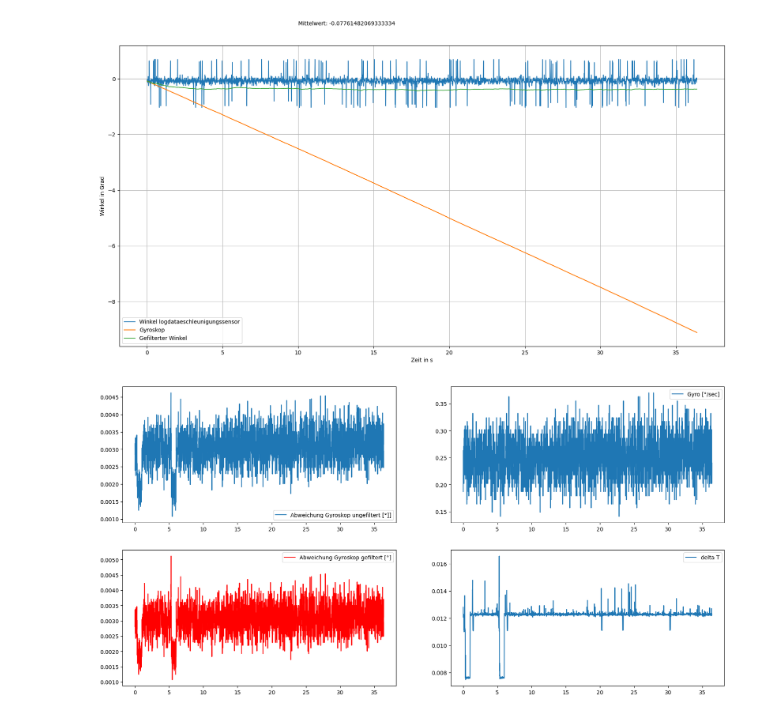
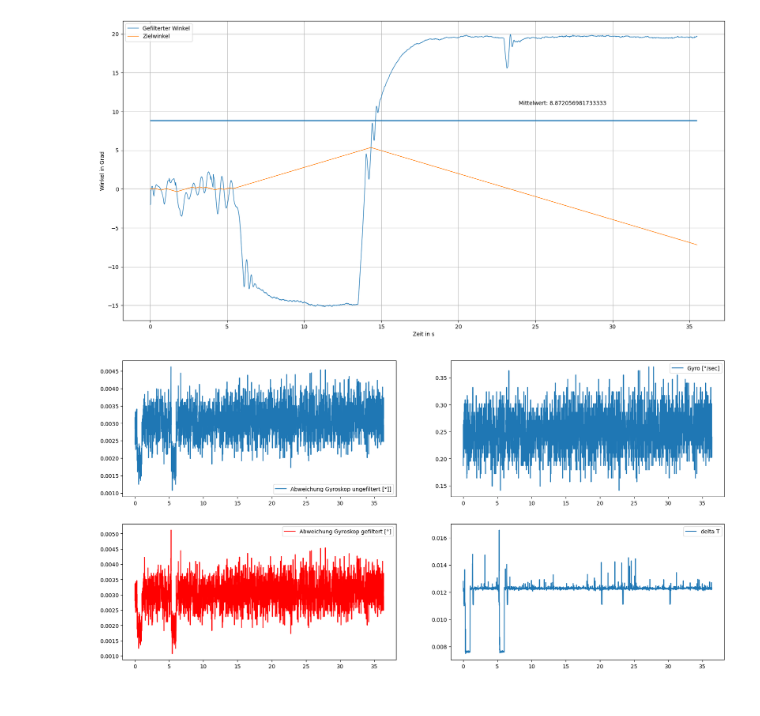
Before and after one commit to SteffenJ98/InvertedPendulum, a Jupyter notebook: Auswertung.ipynb, the cells around one changed output. Cells and saved outputs as stored; diff of their text form; code cells hidden in the pictures.

```diff
--- a/Auswertung.ipynb
+++ b/Auswertung.ipynb
@@ -1,36 +1,34 @@
 # %%
 import matplotlib.pyplot as plt
 import csv
 import numpy as np
-import math
 
-linethickness=1.2
+linethickness=1.0
 plt.rc('figure', figsize=(20, 10))
 
 with open ("LogData.csv") as data:
     reader=list(csv.reader(data,delimiter=','))
 
-
 logdata=np.asarray(reader,dtype=float)
 
-test=np.mean(logdata[:,1])
-plt.plot(logdata[:,0],logdata[:,1],linewidth=linethickness,label="Winkel logdataeschleunigungssensor")
-plt.plot(logdata[:,0],logdata[:,12],label="Gyroskop")
+mean=np.mean(logdata[:,1])
+#plt.plot(logdata[:,0],logdata[:,1],linewidth=linethickness,label="Winkel Beschleunigungssensor")
+#plt.plot(logdata[:,0],logdata[:,12],label="Gyroskop")
 plt.plot(logdata[:,0],logdata[:,2],linewidth=linethickness,label="Gefilterter Winkel")
-#plt.plot(logdata[:,0],logdata[:,3],linewidth=linethickness,lalogdatael="Zielwinkel")
+plt.plot(logdata[:,0],logdata[:,3],linewidth=linethickness,label="Zielwinkel")
 fig=plt.gca()
 
 plt.ylabel("Winkel in Grad")
 plt.xlabel("Zeit in s")
 plt.legend()
 plt.grid(visible=True)
-plt.hlines(test,0,10,linewidth=2)
-plt.text(10,test+2,"Mittelwert: "+str(test))
-#plt.xlim([2,4])
+plt.hlines(mean,0,logdata[-1,0],linewidth=2)
+plt.text(logdata[-1000,0],mean+2,"Mittelwert: "+str(mean))
+#plt.xlim([2,10])
 #plt.ylim([-5,5])
 plt.show()
 # %% [output]
-[figure, old version]
+[figure, new version]
 # %%
 plt.subplot(2,2,1)
 plt.plot(logdata[:,0],logdata[:,8],label="Abweichung Gyroskop ungefiltert [°]]")
```
Also changed, not shown: parts of 1 cell of this notebook, 1 other file.
